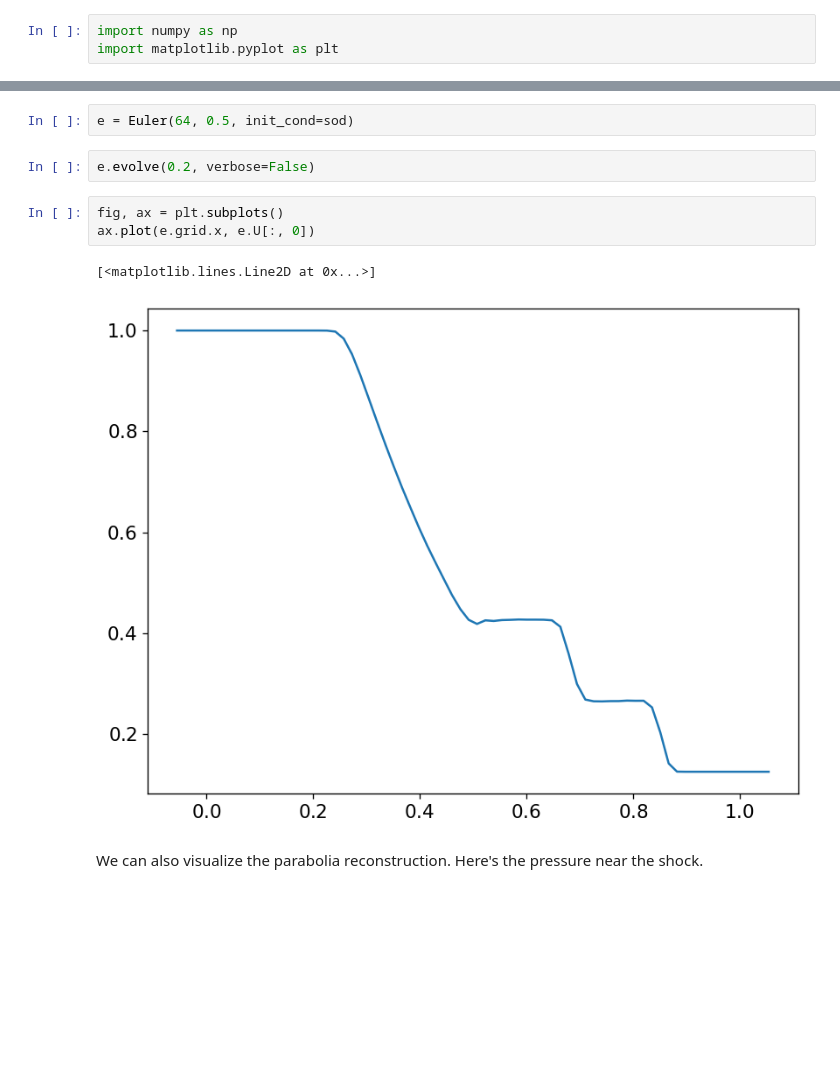
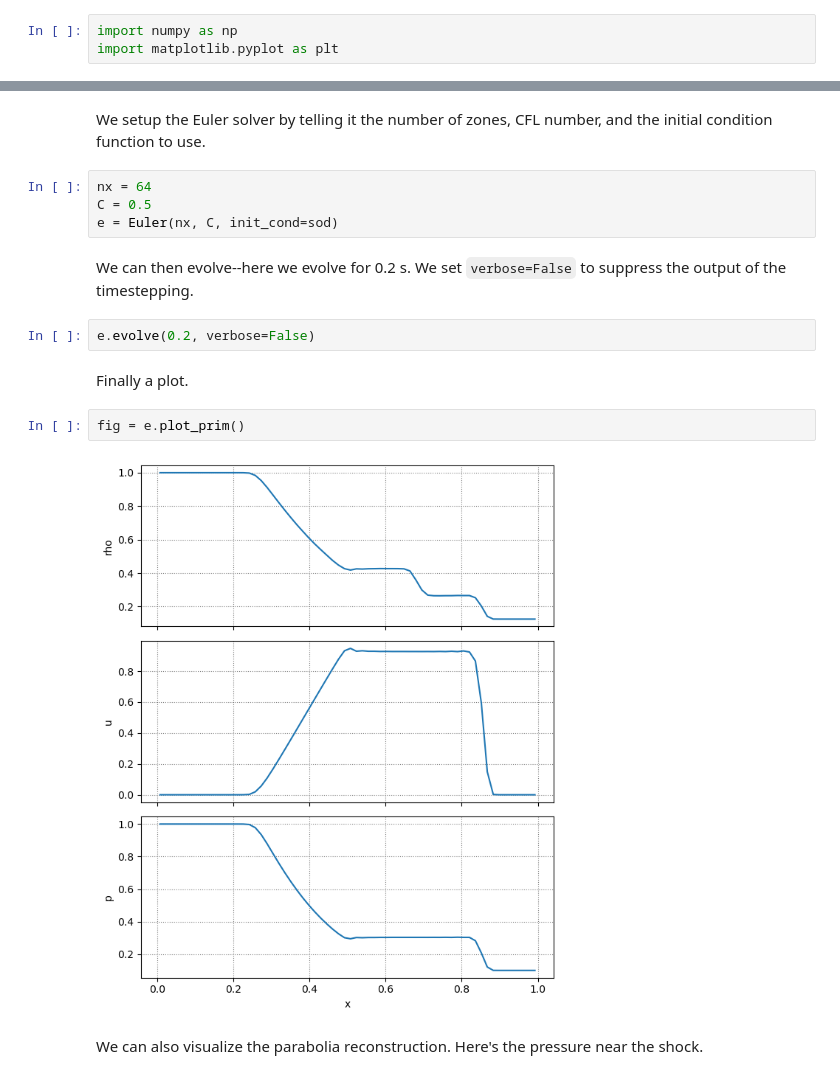
Before and after one commit to python-hydro/ppmpy, a Jupyter notebook: examples/euler.ipynb, the cells around one changed output, grey strips where cells are left out. Saved outputs shown, nothing was run; the diff lists cells and outputs as text; blank space fills up the shorter version.

Commit message:
add a method to the Euler class to plot the data (#36)

```diff
--- a/examples/euler.ipynb
+++ b/examples/euler.ipynb
@@ -13,13 +17,19 @@ from ppmpy.initial_conditions import sod
+# %% [markdown]
+We setup the Euler solver by telling it the number of zones, CFL number, and the initial condition function to use.
 # %%
-e = Euler(64, 0.5, init_cond=sod)
+nx = 64
+C = 0.5
+e = Euler(nx, C, init_cond=sod)
+# %% [markdown]
+We can then evolve--here we evolve for 0.2 s.  We set `verbose=False` to suppress the output of the timestepping.
 # %%
 e.evolve(0.2, verbose=False)
+# %% [markdown]
+Finally a plot.
 # %%
-fig, ax = plt.subplots()
-ax.plot(e.grid.x, e.U[:, 0])
+fig = e.plot_prim()
 # %% [output]
-[<matplotlib.lines.Line2D at 0x...>]
-[figure, old version]
+[figure, new version]
 # %% [markdown]
 We can also visualize the parabolia reconstruction.  Here's the pressure near the shock.
 # %%
```
Also changed, not shown: parts of 12 cells of this notebook, 1 other file.
